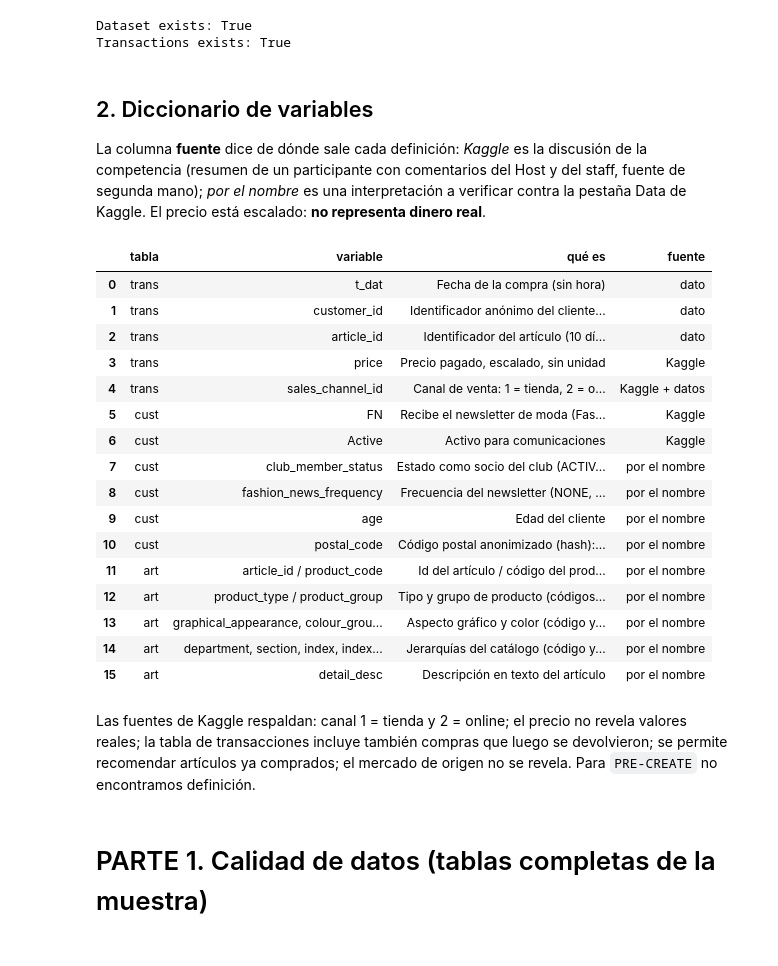
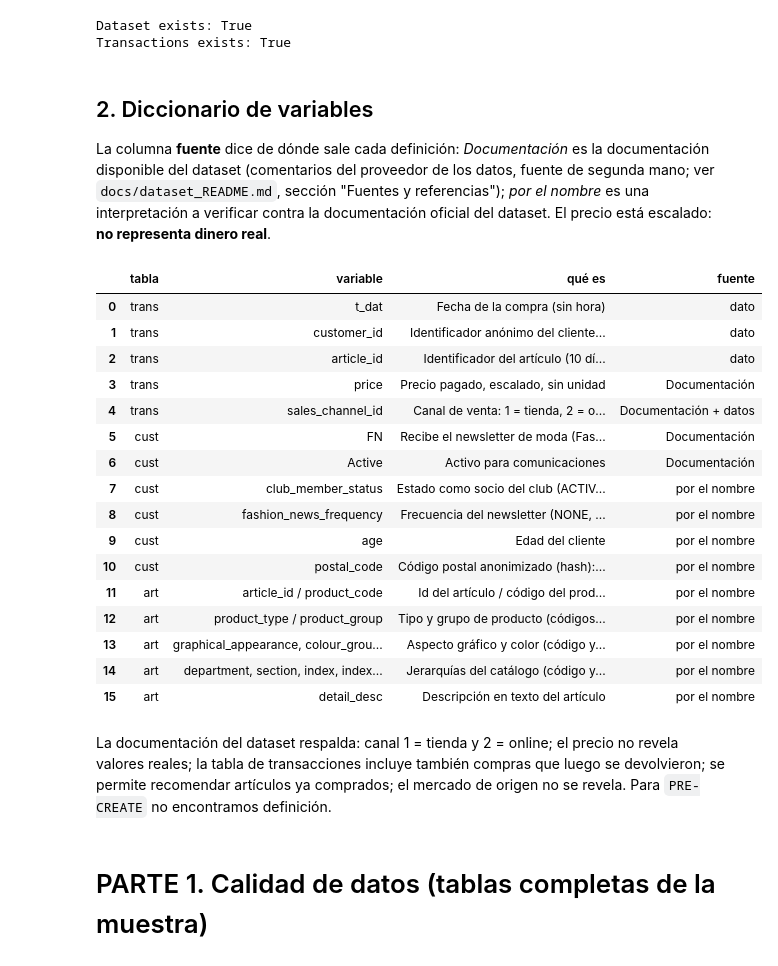
Before and after one commit to henrydatasciencegrupo/Outfit_Analytics_DataScience_Proyecto_Final, a Jupyter notebook: notebooks/02_EDA_unificado_p10.ipynb, the cells around one changed output. Drawn from its saved outputs; the diff is of its cells as text; code cells hidden in the pictures.

Commit message:
docs: glosario, fuentes y referencias; EDA y muestreo con redaccion neutra

```diff
--- a/notebooks/02_EDA_unificado_p10.ipynb
+++ b/notebooks/02_EDA_unificado_p10.ipynb
@@ -100,36 +100,36 @@ Transactions exists: True
 <a id="s2"></a>
 ## 2. Diccionario de variables
 
-La columna **fuente** dice de dónde sale cada definición: *Kaggle* es la discusión de la competencia (resumen de un participante con comentarios del Host y del staff, fuente de segunda mano); *por el nombre* es una interpretación a verificar contra la pestaña Data de Kaggle. El precio está escalado: **no representa dinero real**.
+La columna **fuente** dice de dónde sale cada definición: *Documentación* es la documentación disponible del dataset (comentarios del proveedor de los datos, fuente de segunda mano; ver `docs/dataset_README.md`, sección "Fuentes y referencias"); *por el nombre* es una interpretación a verificar contra la documentación oficial del dataset. El precio está escalado: **no representa dinero real**.
 # %%
 diccionario = pd.DataFrame([
     ("trans", "t_dat", "Fecha de la compra (sin hora)", "dato"),
     ("trans", "customer_id", "Identificador anónimo del cliente (hash de 64 caracteres)", "dato"),
     ("trans", "article_id", "Identificador del artículo (10 dígitos, sin talle)", "dato"),
-    ("trans", "price", "Precio pagado, escalado, sin unidad", "Kaggle"),
-    ("trans", "sales_channel_id", "Canal de venta: 1 = tienda, 2 = online", "Kaggle + datos"),
-    ("cust", "FN", "Recibe el newsletter de moda (Fashion News)", "Kaggle"),
-    ("cust", "Active", "Activo para comunicaciones", "Kaggle"),
+    ("trans", "price", "Precio pagado, escalado, sin unidad", "Documentación"),
+    ("trans", "sales_channel_id", "Canal de venta: 1 = tienda, 2 = online", "Documentación + datos"),
+    ("cust", "FN", "Recibe el newsletter de moda (Fashion News)", "Documentación"),
+    ("cust", "Active", "Activo para comunicaciones", "Documentación"),
     ("cust", "club_member_status", "Estado como socio del club (ACTIVE, PRE-CREATE, LEFT CLUB)", "por el nombre"),
     ("cust", "fashion_news_frequency", "Frecuencia del newsletter (NONE, Regularly, Monthly)", "por el nombre"),
     ("cust", "age", "Edad del cliente", "por el nombre"),
     ("cust", "postal_code", "Código postal anonimizado (hash): no se interpreta como ubicación", "por el nombre"),
     ("art", "article_id / product_code", "Id del artículo / código del producto (primeros 7 dígitos del id; agrupa variantes)", "por el nombre"),
     ("art", "product_type / product_group", "Tipo y grupo de producto (códigos _no y nombres _name)", "por el nombre"),
     ("art", "graphical_appearance, colour_group, perceived_colour_*", "Aspecto gráfico y color (código y nombre)", "por el nombre"),
     ("art", "department, section, index, index_group, garment_group", "Jerarquías del catálogo (código y nombre)", "por el nombre"),
     ("art", "detail_desc", "Descripción en texto del artículo", "por el nombre"),
 ], columns=["tabla", "variable", "qué es", "fuente"])
 display(diccionario)
 # %% [output]
 |  | tabla | variable | qué es | fuente |
 | 0 | trans | t_dat | Fecha de la compra (sin hora) | dato |
 | 1 | trans | customer_id | Identificador anónimo del cliente... | dato |
 | 2 | trans | article_id | Identificador del artículo (10 dí... | dato |
-| 3 | trans | price | Precio pagado, escalado, sin unidad | Kaggle |
-| 4 | trans | sales_channel_id | Canal de venta: 1 = tienda, 2 = o... | Kaggle + datos |
-| 5 | cust | FN | Recibe el newsletter de moda (Fas... | Kaggle |
-| 6 | cust | Active | Activo para comunicaciones | Kaggle |
+| 3 | trans | price | Precio pagado, escalado, sin unidad | Documentación |
+| 4 | trans | sales_channel_id | Canal de venta: 1 = tienda, 2 = o... | Documentación + datos |
+| 5 | cust | FN | Recibe el newsletter de moda (Fas... | Documentación |
+| 6 | cust | Active | Activo para comunicaciones | Documentación |
 | 7 | cust | club_member_status | Estado como socio del club (ACTIV... | por el nombre |
 | 8 | cust | fashion_news_frequency | Frecuencia del newsletter (NONE, ... | por el nombre |
 | 9 | cust | age | Edad del cliente | por el nombre |
@@ -140,7 +140,7 @@ display(diccionario)
 | 14 | art | department, section, index, index... | Jerarquías del catálogo (código y... | por el nombre |
 | 15 | art | detail_desc | Descripción en texto del artículo | por el nombre |
 # %% [markdown]
-Las fuentes de Kaggle respaldan: canal 1 = tienda y 2 = online; el precio no revela valores reales; la tabla de transacciones incluye también compras que luego se devolvieron; se permite recomendar artículos ya comprados; el mercado de origen no se revela. Para `PRE-CREATE` no encontramos definición.
+La documentación del dataset respalda: canal 1 = tienda y 2 = online; el precio no revela valores reales; la tabla de transacciones incluye también compras que luego se devolvieron; se permite recomendar artículos ya comprados; el mercado de origen no se revela. Para `PRE-CREATE` no encontramos definición.
 # %% [markdown]
 # PARTE 1. Calidad de datos (tablas completas de la muestra)
 # %% [markdown]
```
Also changed, not shown: parts of 9 cells of this notebook, 6 other files.
